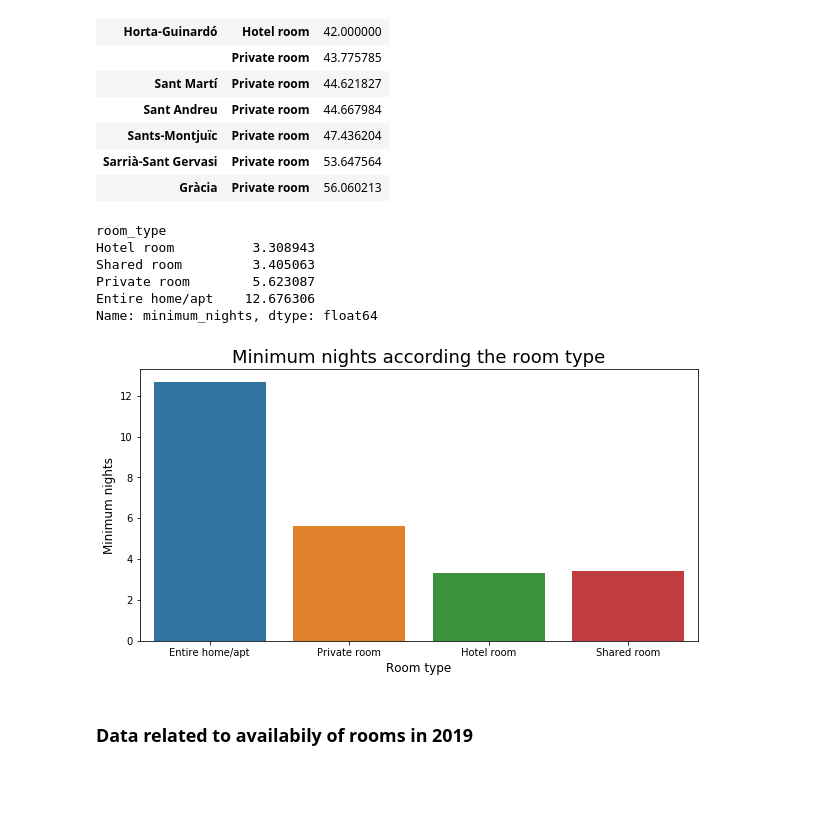
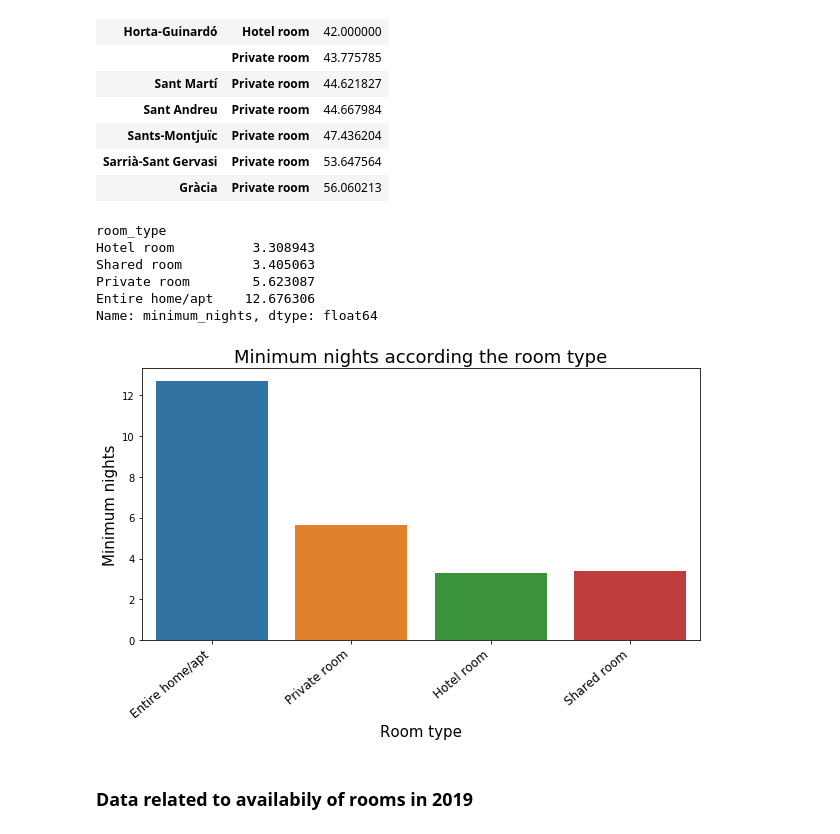
Before and after one commit to TBSantana/Barcelona_AirBnb_Data_Analysis, a Jupyter notebook: AirBnb_Barcelona_2019_Analisys.ipynb, the cells around one changed output. Drawn from its saved outputs; the diff is of its cells as text; code cells hidden in the pictures; blank space fills up the shorter version.

```diff
--- a/AirBnb_Barcelona_2019_Analisys.ipynb
+++ b/AirBnb_Barcelona_2019_Analisys.ipynb
@@ -366,24 +373,25 @@ pd.DataFrame(df.groupby(['district','room_type']).mean()['price'].sort_values())
 # %%
 #Relation beetwen minimum_nights in days and type room
 df_price_room_type = df.groupby(['room_type']).mean()['minimum_nights'].sort_values()
 print(df_price_room_type)
 
 #Show minimum nights stand in days according the room type
 plt.figure(figsize = (10, 5))
 ax = sns.barplot(df.room_type, df.minimum_nights, ci = None)
-ax.set_xlabel('Room type', weight='normal', size=12)
-ax.set_ylabel('Minimum nights', weight='normal', size=12)
+ax.set_xlabel('Room type', weight='normal', size=15)
+ax.set_ylabel('Minimum nights', weight='normal', size=15)
+ax.set_xticklabels(ax.get_xticklabels(), rotation=40, ha="right", size = 12)
 plt.title('Minimum nights according the room type', fontsize=18)
 
 plt.show()
 # %% [output]
 room_type
 Hotel room          3.308943
 Shared room         3.405063
 Private room        5.623087
 Entire home/apt    12.676306
 Name: minimum_nights, dtype: float64
-[figure, old version]
+[figure, new version]
 # %% [markdown]
 <a id='Data-Availability-Rooms'></a>
 ### Data related to availabily of rooms in 2019
```
Also changed, not shown: parts of 8 cells of this notebook.
